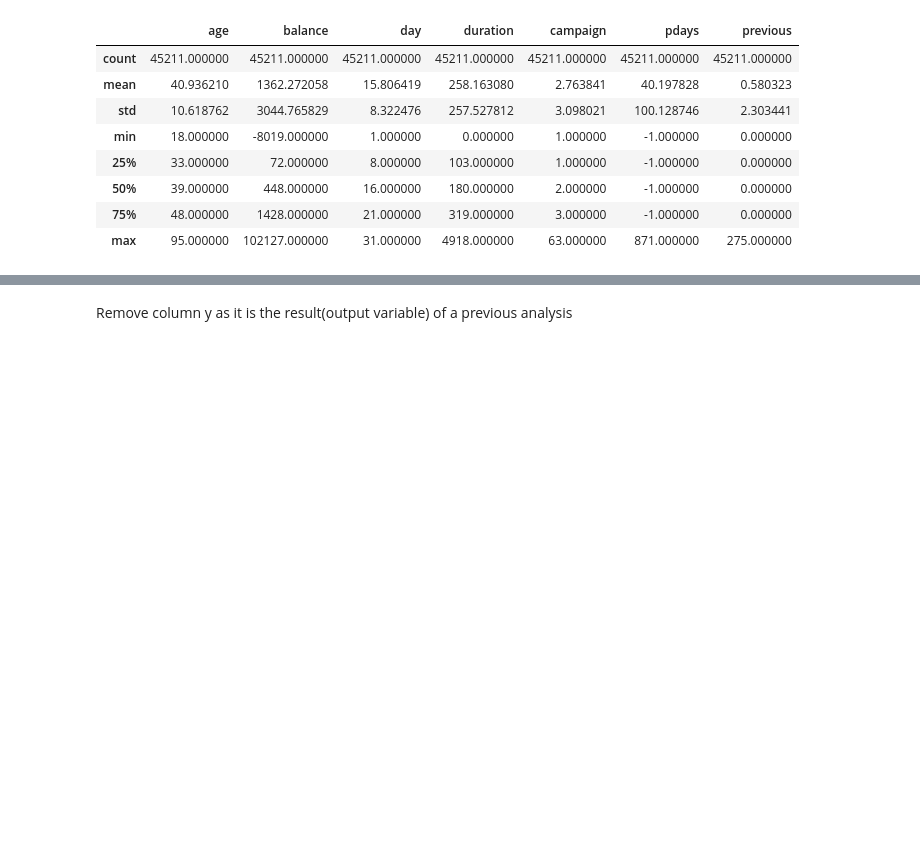
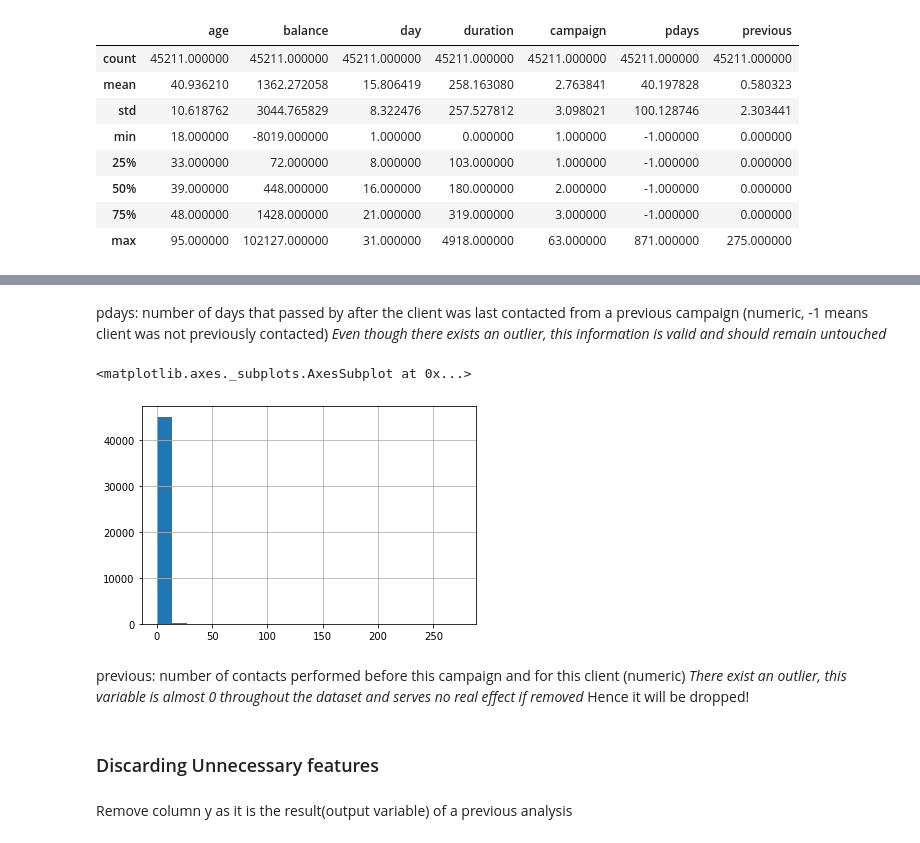
Before and after one commit to momills/elu_notebooks, a Jupyter notebook: M3/M3_W3_Michael_O_Mills.ipynb, the cells around one changed output, grey strips where cells are left out. Drawn from its saved outputs; the diff is of its cells as text; code cells hidden in the pictures; blank space fills up the shorter version.

```diff
--- a/M3/M3_W3_Michael_O_Mills.ipynb
+++ b/M3/M3_W3_Michael_O_Mills.ipynb
@@ -82,0 +91,12 @@ df.describe()
+# %% [markdown]
+pdays: number of days that passed by after the client was last contacted from a previous campaign (numeric, -1 means client was not previously contacted)
+*Even though there exists an outlier, this information is valid and should remain untouched*
+# %%
+df['previous'].hist(bins=20)
+# %% [output]
+<matplotlib.axes._subplots.AxesSubplot at 0x...>
+[figure, added]
+# %% [markdown]
+previous: number of contacts performed before this campaign and for this client (numeric)
+*There exist an outlier, this variable is almost 0 throughout the dataset and serves no real effect if removed*
+Hence it will be dropped!
@@ -83,3 +105,5 @@ df.describe()
+# %% [markdown]
+### Discarding Unnecessary features
 # %% [markdown]
 Remove column y as it is the result(output variable) of a previous analysis
 # %%
```
Also changed, not shown: parts of 9 cells of this notebook, 1 other file.
